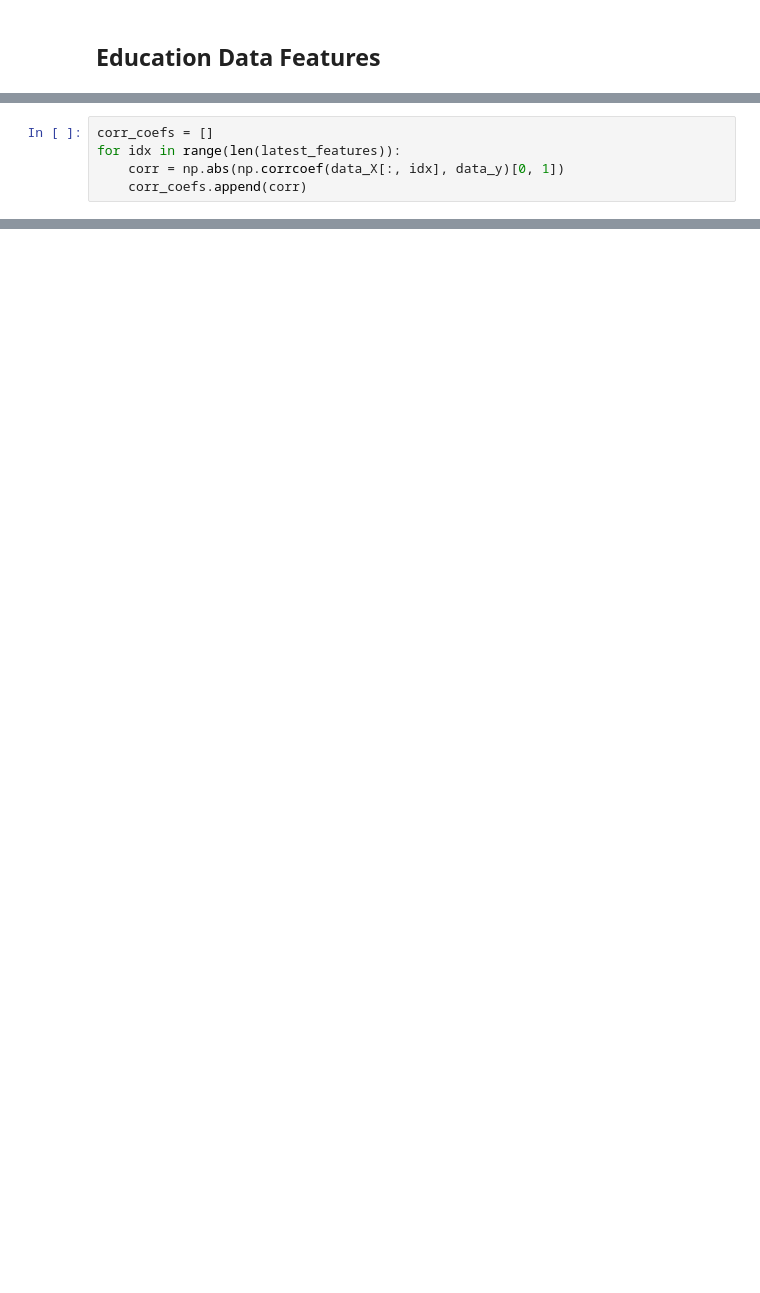
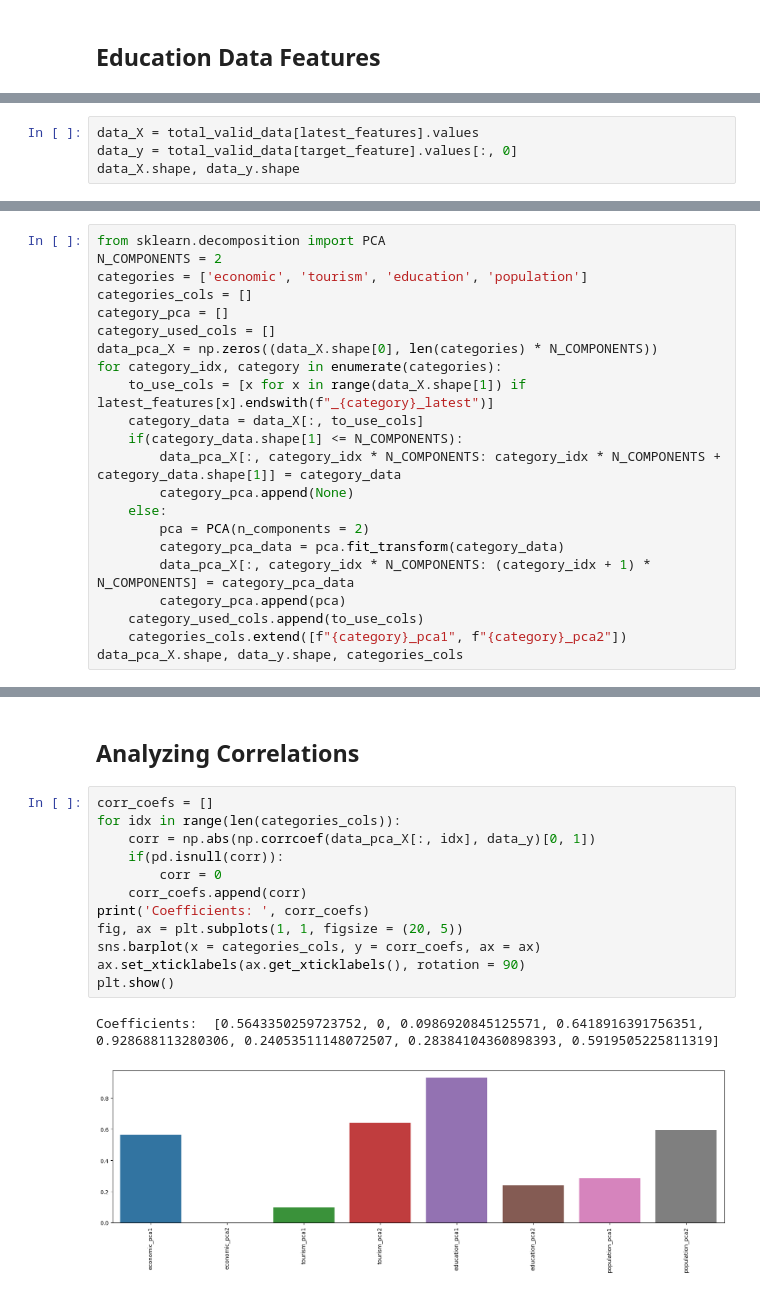
Before and after one commit to SakshatRao/R2_Data_Labs_Hackathon, a Jupyter notebook: CitySelection.ipynb, the cells around one changed output, grey strips where cells are left out. Drawn from its saved outputs; the diff is of its cells as text; blank space fills up the shorter version.

```diff
--- a/CitySelection.ipynb
+++ b/CitySelection.ipynb
@@ -591,5 +366,0 @@ train_X.shape, test_X.shape, train_y.shape, test_y.shape
-# %%
-corr_coefs = []
-for idx in range(len(latest_features)):
-    corr = np.abs(np.corrcoef(data_X[:, idx], data_y)[0, 1])
-    corr_coefs.append(corr)
@@ -671,0 +576,4 @@ array([[ 1.26853890e+00,  1.34698782e-02,  2.64436212e-01,
+# %%
+data_X = total_valid_data[latest_features].values
+data_y = total_valid_data[target_feature].values[:, 0]
+data_X.shape, data_y.shape
@@ -671,0 +582,22 @@ array([[ 1.26853890e+00,  1.34698782e-02,  2.64436212e-01,
+# %%
+from sklearn.decomposition import PCA
+N_COMPONENTS = 2
+categories = ['economic', 'tourism', 'education', 'population']
+categories_cols = []
+category_pca = []
+category_used_cols = []
+data_pca_X = np.zeros((data_X.shape[0], len(categories) * N_COMPONENTS))
+for category_idx, category in enumerate(categories):
+    to_use_cols = [x for x in range(data_X.shape[1]) if latest_features[x].endswith(f"_{category}_latest")]
+    category_data = data_X[:, to_use_cols]
+    if(category_data.shape[1] <= N_COMPONENTS):
+        data_pca_X[:, category_idx * N_COMPONENTS: category_idx * N_COMPONENTS + category_data.shape[1]] = category_data
+        category_pca.append(None)
+    else:
+        pca = PCA(n_components = 2)
+        category_pca_data = pca.fit_transform(category_data)
+        data_pca_X[:, category_idx * N_COMPONENTS: (category_idx + 1) * N_COMPONENTS] = category_pca_data
+        category_pca.append(pca)
+    category_used_cols.append(to_use_cols)
+    categories_cols.extend([f"{category}_pca1", f"{category}_pca2"])
+data_pca_X.shape, data_y.shape, categories_cols
@@ -671,0 +615,17 @@ array([[ 1.26853890e+00,  1.34698782e-02,  2.64436212e-01,
+# %% [markdown]
+## Analyzing Correlations
+# %%
+corr_coefs = []
+for idx in range(len(categories_cols)):
+    corr = np.abs(np.corrcoef(data_pca_X[:, idx], data_y)[0, 1])
+    if(pd.isnull(corr)):
+        corr = 0
+    corr_coefs.append(corr)
+print('Coefficients: ', corr_coefs)
+fig, ax = plt.subplots(1, 1, figsize = (20, 5))
+sns.barplot(x = categories_cols, y = corr_coefs, ax = ax)
+ax.set_xticklabels(ax.get_xticklabels(), rotation = 90)
+plt.show()
+# %% [output]
+Coefficients:  [0.5643350259723752, 0, 0.0986920845125571, 0.6418916391756351, 0.928688113280306, 0.24053511148072507, 0.28384104360898393, 0.5919505225811319]
+[figure, added]
```
Also changed, not shown: parts of 55 cells of this notebook.
